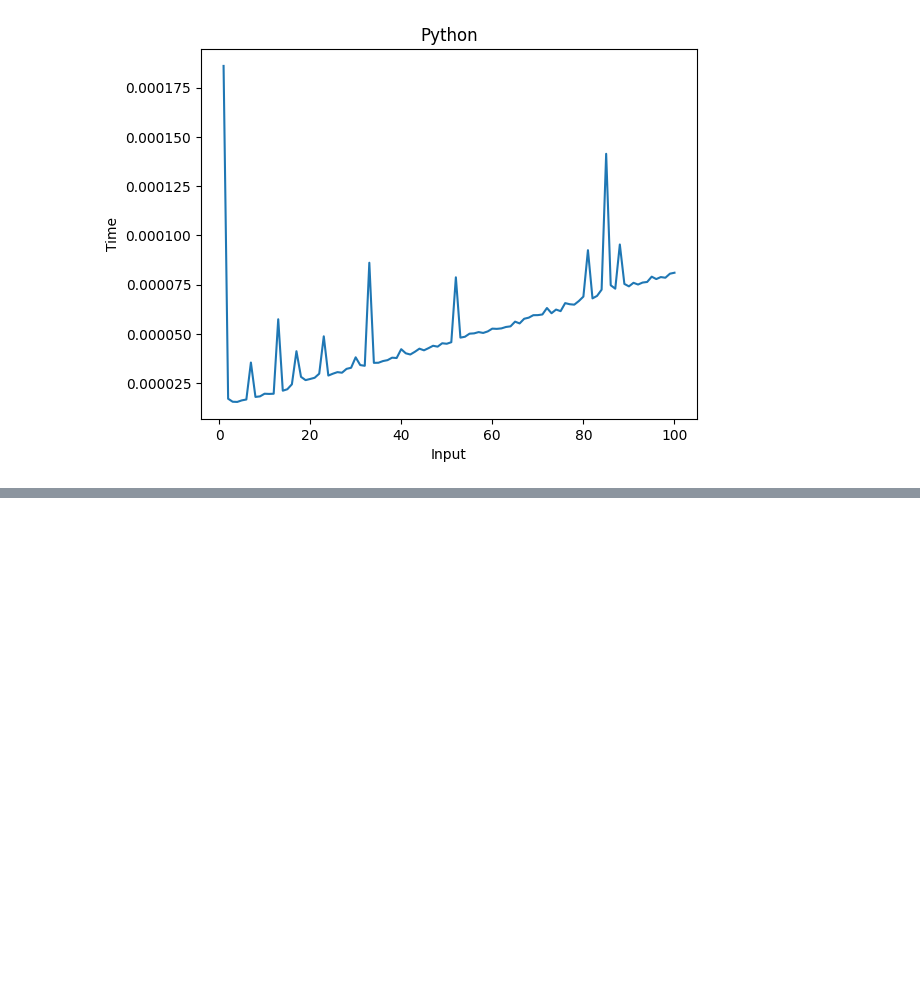
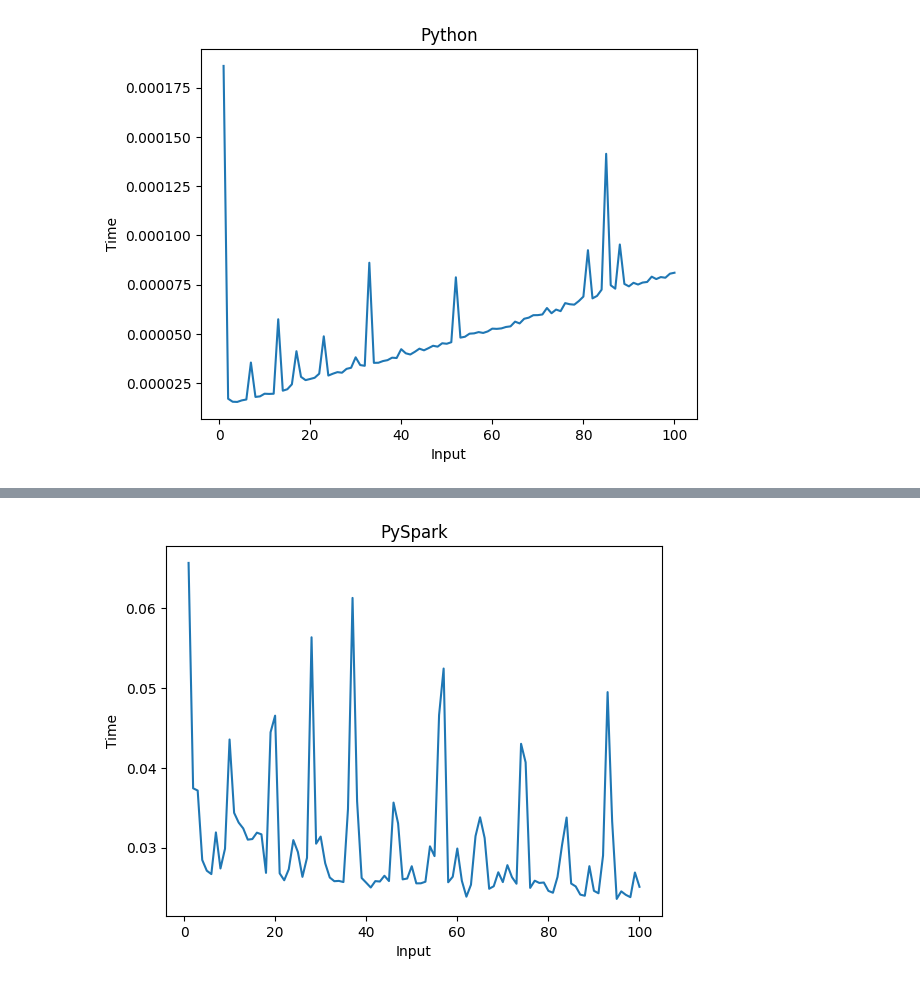
Before and after one commit to TT2024-B106/similarity-measures, a Jupyter notebook: notebooks/pyspark-read.ipynb, the cells around one changed output, grey strips where cells are left out. Drawn from its saved outputs; the diff is of its cells as text; code cells hidden in the pictures; blank space fills up the shorter version.

```diff
--- a/notebooks/pyspark-read.ipynb
+++ b/notebooks/pyspark-read.ipynb
@@ -63,0 +92,4 @@ plotfn.time_complexity(read_json, max_input_size=100, title="Python", xlabel="In
+# %%
+plotfn.time_complexity(read_json_pyspark, max_input_size=100, title="PySpark", xlabel="Input", ylabel="Time")
+# %% [output]
+[figure, added]
```
Also changed, not shown: parts of 4 cells of this notebook.
